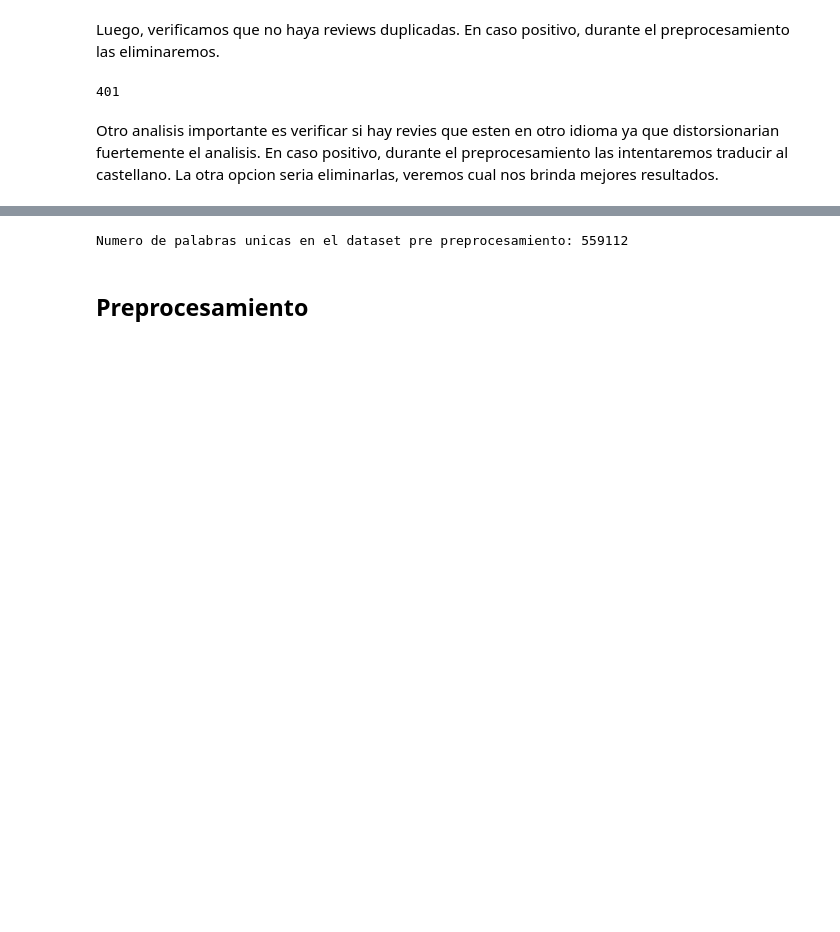
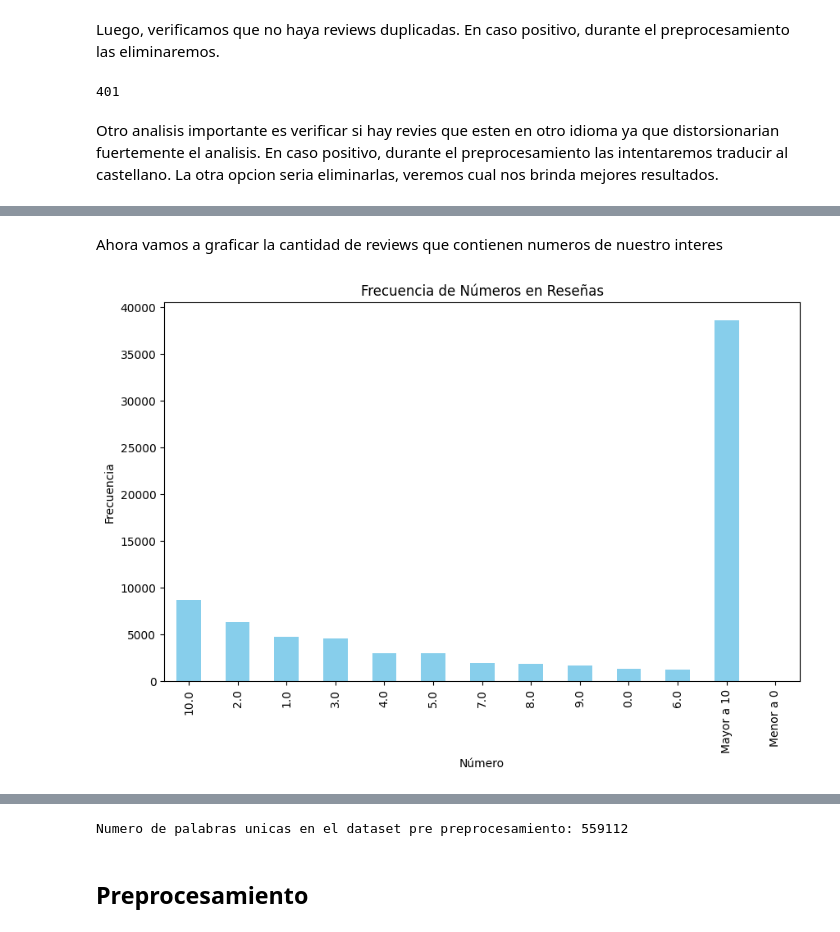
Before and after one commit to JuampiCarosi/7506R-2C2023-GRUPO23, a Jupyter notebook: tp2/7506R_TP2_GRUPO23_ENTREGA.ipynb, the cells around one changed output, grey strips where cells are left out. Saved outputs shown, nothing was run; the diff lists cells and outputs as text; code cells hidden in the pictures; blank space fills up the shorter version.

```diff
--- a/tp2/7506R_TP2_GRUPO23_ENTREGA.ipynb
+++ b/tp2/7506R_TP2_GRUPO23_ENTREGA.ipynb
@@ -248,0 +252,6 @@ if not os.path.isfile('datasets/train_con_idioma.csv'):
+# %%
+df['contiene_numeros'] = df['review_es'].str.contains(r'\d', regex=True)
+
+conteo_contiene_numeros = df['contiene_numeros'].sum()
+
+print(f"Cantidad de reseñas que contienen números: {conteo_contiene_numeros}")
@@ -248,0 +266,29 @@ if not os.path.isfile('datasets/train_con_idioma.csv'):
+# %%
+df['contiene_numeros'] = df['review_es'].str.contains(r'\d', regex=True)
+
+conteo_contiene_numeros = df['contiene_numeros'].sum()
+
+print(f"Cantidad de reseñas que contienen números: {conteo_contiene_numeros}")
+# %% [markdown]
+Ahora vamos a graficar la cantidad de reviews que contienen numeros de nuestro interes
+# %%
+df['numeros_en_review'] = df['review_es'].str.extractall(r'(\d+)').astype(float).groupby(level=0)[0].apply(list)
+
+todos_los_numeros = [numero for lista_numeros in df['numeros_en_review'].dropna() for numero in lista_numeros]
+
+frecuencia_numeros = pd.Series(todos_los_numeros).value_counts()
+
+frecuencia_filtrada = frecuencia_numeros[(frecuencia_numeros.index.astype(int) >= 0) & (frecuencia_numeros.index.astype(int) <= 10)]
+mejores_valores = frecuencia_numeros[(frecuencia_numeros.index.astype(int) > 10)].sum()
+peores_valores = frecuencia_numeros[(frecuencia_numeros.index.astype(int) < 0)].sum()
+frecuencia_filtrada['Mayor a 10'] = mejores_valores
+frecuencia_filtrada['Menor a 0'] = peores_valores
+
+plt.figure(figsize=(10, 6))
+frecuencia_filtrada.plot(kind='bar', color='skyblue')
+plt.title('Frecuencia de Números en Reseñas')
+plt.xlabel('Número')
+plt.ylabel('Frecuencia')
+plt.show()
+# %% [output]
+[figure, added]
```
Also changed, not shown: parts of 57 cells of this notebook, 6 other files.
